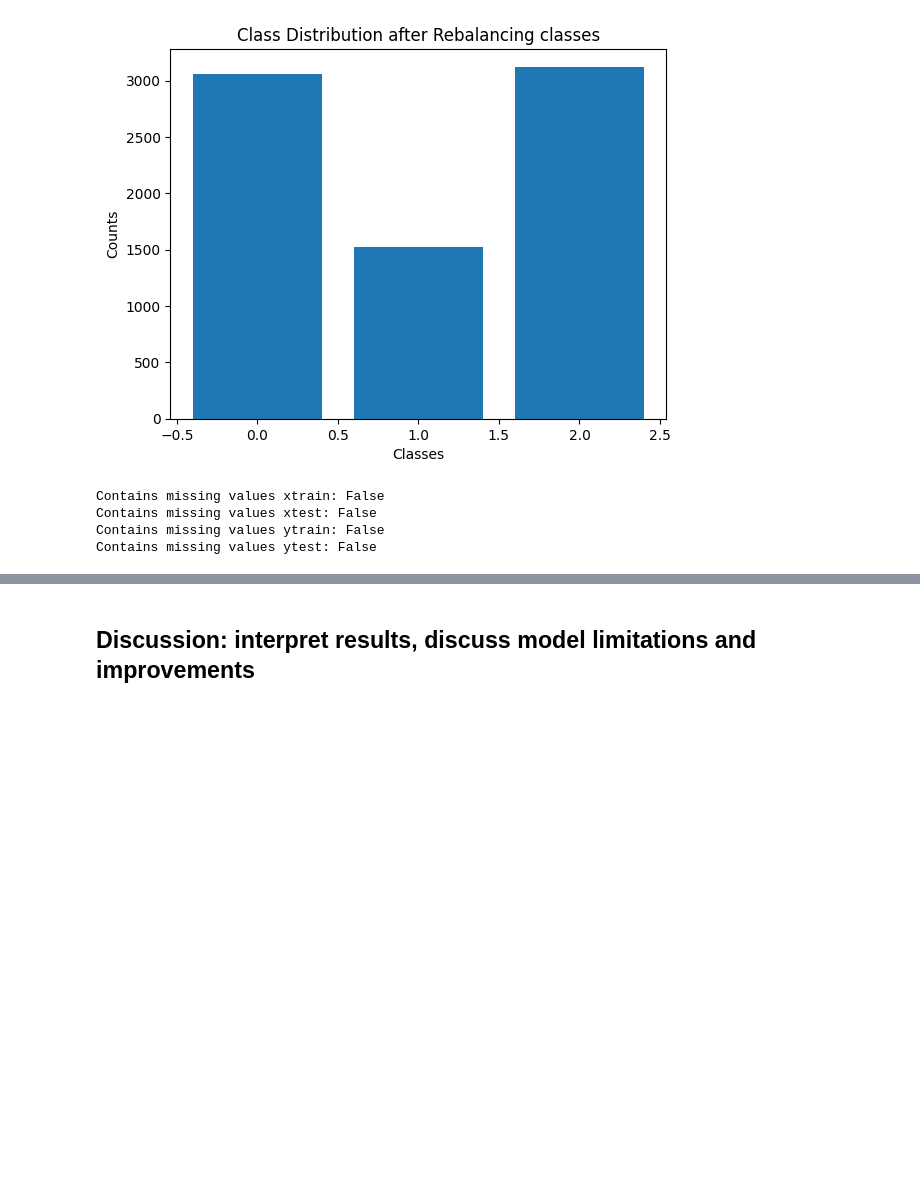
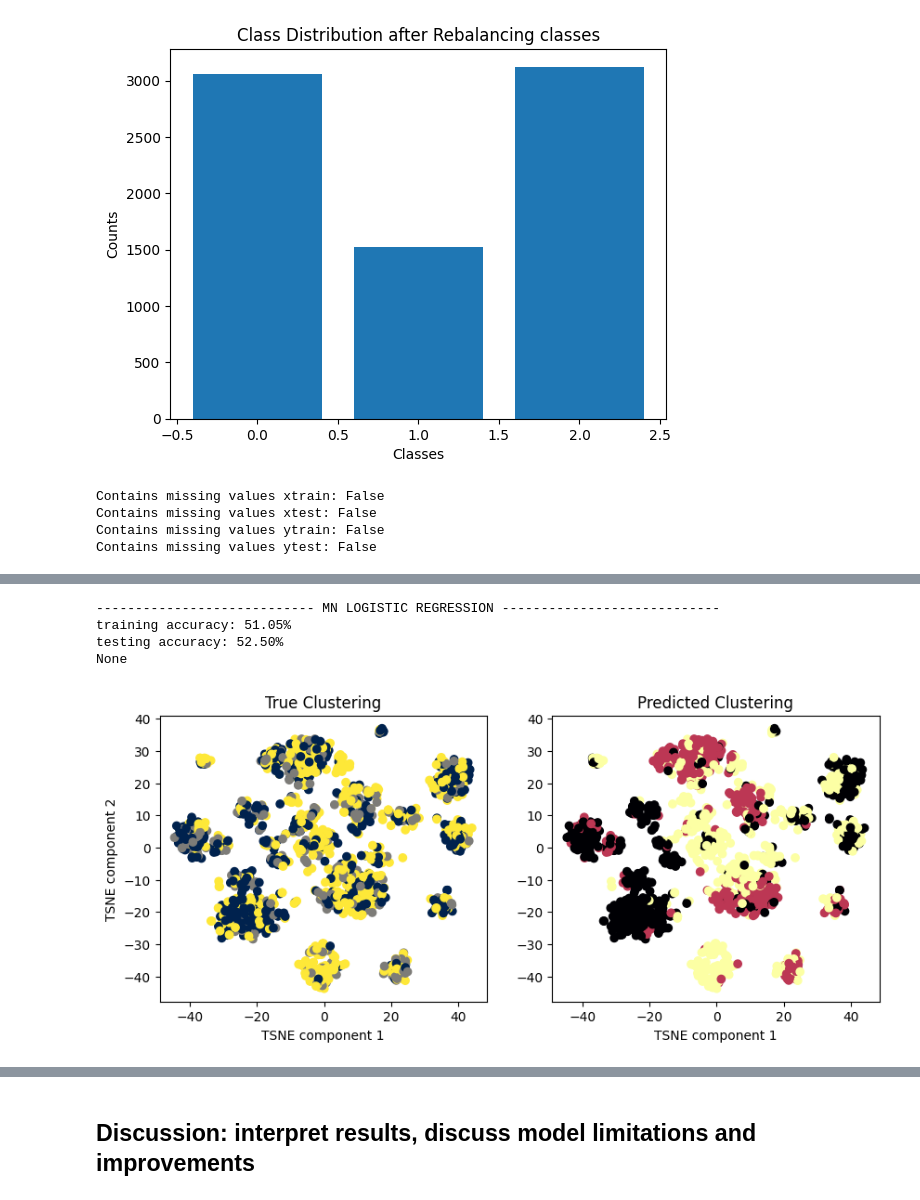
Before and after one commit to calgalvan/277A_Final_Project, a Jupyter notebook: notebook_submission.ipynb, the cells around one changed output, grey strips where cells are left out. Cells and saved outputs as stored; diff of their text form; code cells hidden in the pictures; blank space fills up the shorter version.

```diff
--- a/notebook_submission.ipynb
+++ b/notebook_submission.ipynb
@@ -423,0 +517,19 @@ Contains missing values ytest: False
+# %%
+# WITH PCA
+
+print(f'---------------------------- MN LOGISTIC REGRESSION ----------------------------')
+MN_LogReg = MN_Logistic_Regression_model(num_classes=3,
+                                         x_train=X_train_pca,
+                                         y_train=y_train,
+                                         x_test=X_test_pca,
+                                         y_test=y_test,
+                                         balance_classes=True)
+
+print(MN_LogReg.get_accuracies())
+MN_LogReg.visualize_clustering()
+# %% [output]
+---------------------------- MN LOGISTIC REGRESSION ----------------------------
+training accuracy: 51.05%
+testing accuracy: 52.50%
+None
+[figure, added]
```
Also changed, not shown: parts of 8 cells of this notebook.
